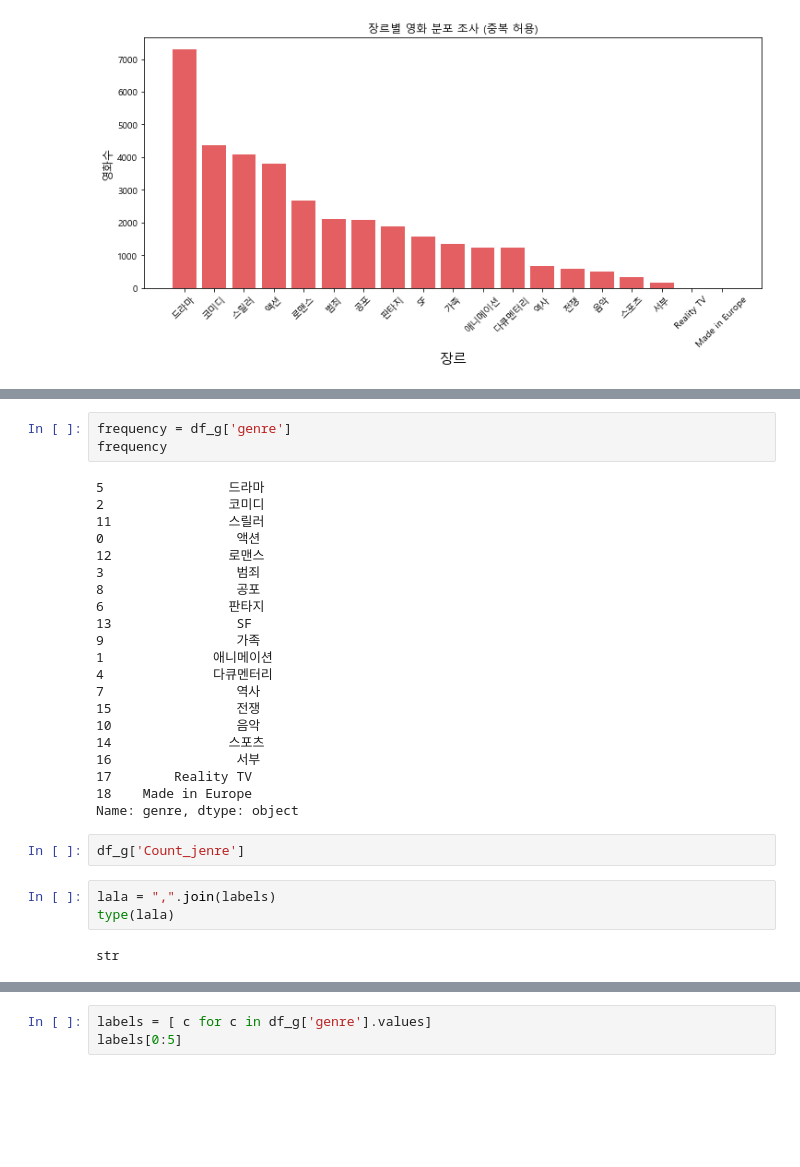
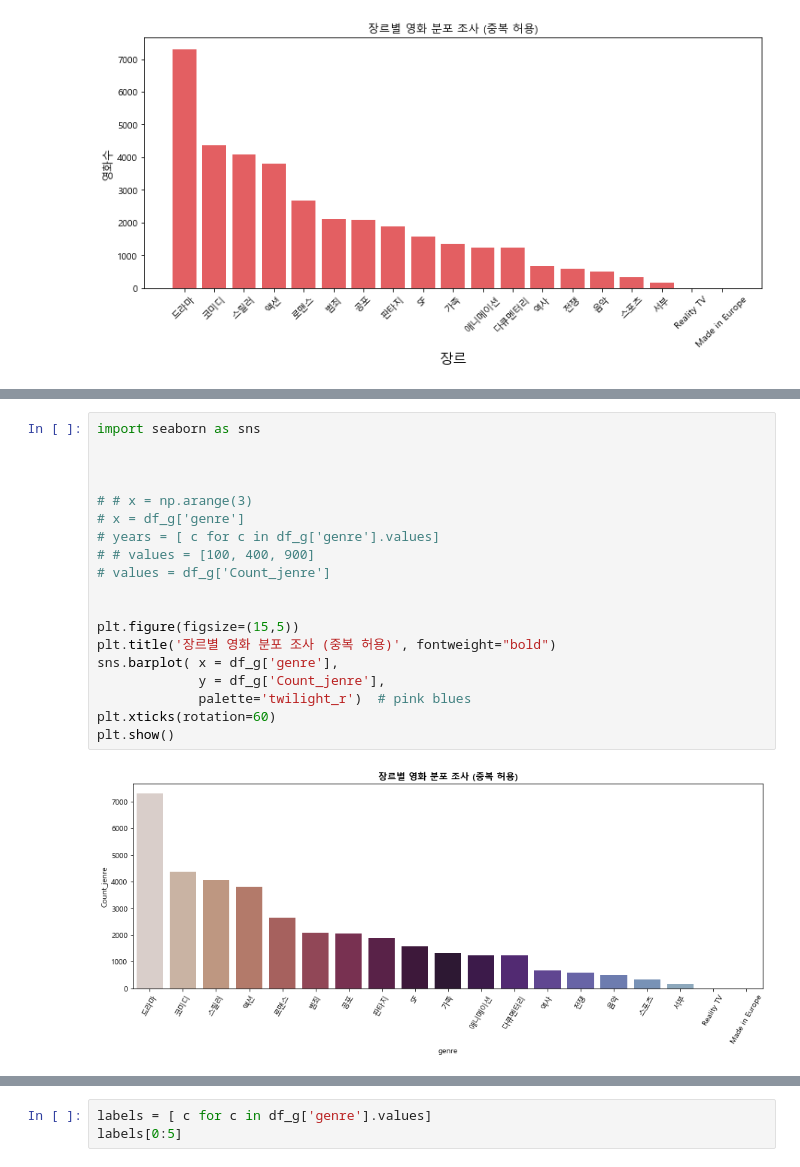
Before and after one commit to 0jipy/project_JI, a Jupyter notebook: 0.Model/02.M1_total.ipynb, the cells around one changed output, grey strips where cells are left out. Drawn from its saved outputs; the diff is of its cells as text; blank space fills up the shorter version.

```diff
--- a/0.Model/02.M1_total.ipynb
+++ b/0.Model/02.M1_total.ipynb
@@ -911,33 +881,23 @@ for label in labels:
-# %%
-frequency = df_g['genre']
-frequency
-# %% [output]
-5                드라마
-2                코미디
-11               스릴러
-0                 액션
-12               로맨스
-3                 범죄
-8                 공포
-6                판타지
-13                SF
-9                 가족
-1              애니메이션
-4              다큐멘터리
-7                 역사
-15                전쟁
-10                음악
-14               스포츠
-16                서부
-17        Reality TV
-18    Made in Europe
-Name: genre, dtype: object
-# %%
-df_g['Count_jenre']
-# %%
-lala = ",".join(labels)
-type(lala)
-# %% [output]
-str
+# %%
+import seaborn as sns
+
+
+
+# # x = np.arange(3)
+# x = df_g['genre']
+# years = [ c for c in df_g['genre'].values]
+# # values = [100, 400, 900]
+# values = df_g['Count_jenre']
+
+
+plt.figure(figsize=(15,5))
+plt.title('장르별 영화 분포 조사 (중복 허용)', fontweight="bold")
+sns.barplot( x = df_g['genre'],
+             y = df_g['Count_jenre'],
+             palette='twilight_r')  # pink blues
+plt.xticks(rotation=60)
+plt.show()
+# %% [output]
+[figure, added]
 # %%
 df_g['Count_jenre'] / sum(df_g['Count_jenre']) * 100
```
Also changed, not shown: parts of 8 cells of this notebook.
